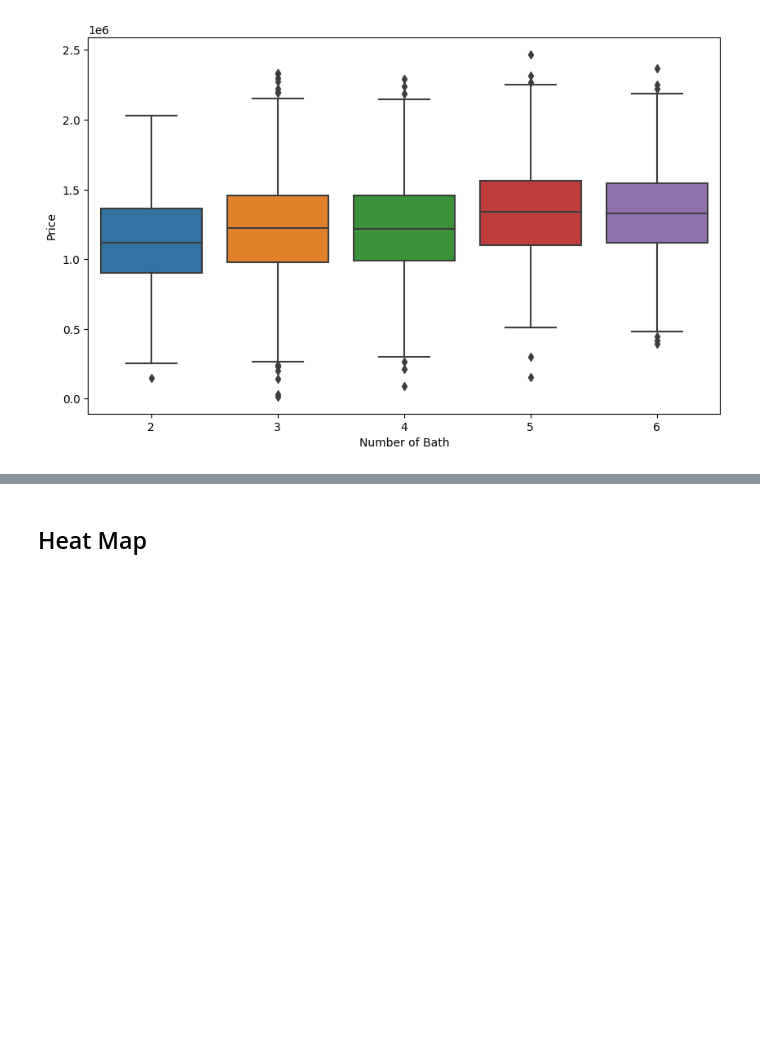
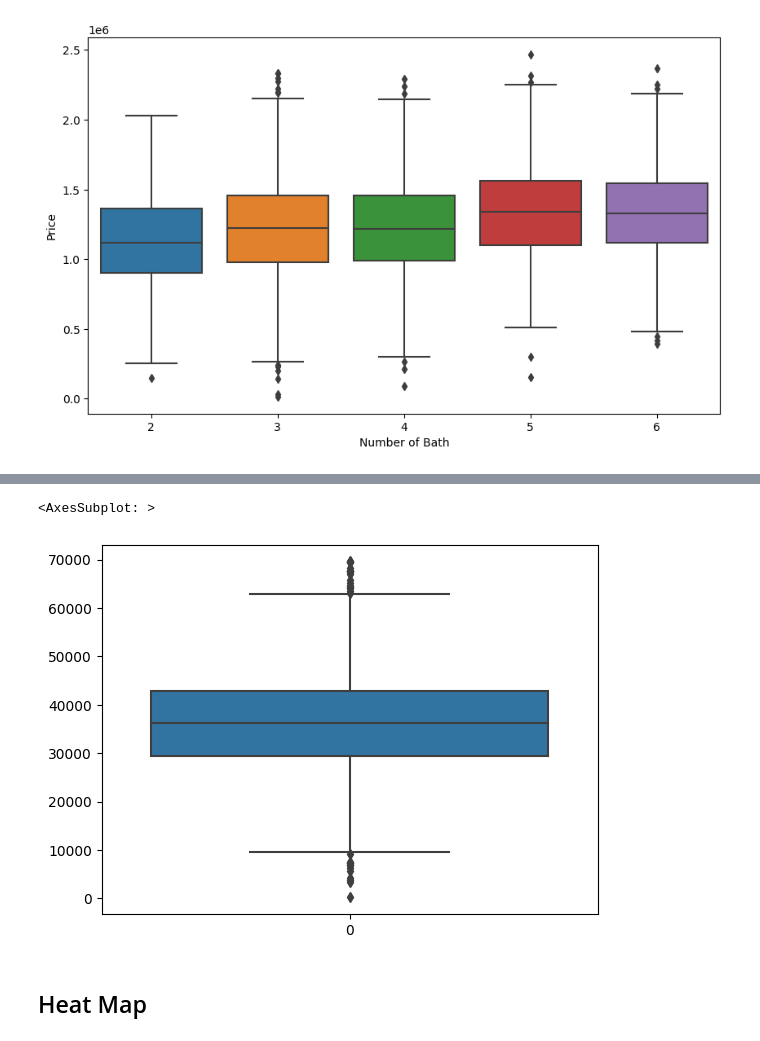
Before and after one commit to danishmeh/AI-Course-with-Irfan-Malik, a Jupyter notebook: Assigements/Assignment-08/linear-reg.ipynb, the cells around one changed output, grey strips where cells are left out. Cells and saved outputs as stored; diff of their text form; code cells hidden in the pictures; blank space fills up the shorter version.

```diff
--- a/Assigements/Assignment-08/linear-reg.ipynb
+++ b/Assigements/Assignment-08/linear-reg.ipynb
@@ -227,3 +242,8 @@ plt.show()
+# %%
+sns.boxplot(df['Population'])
+# %% [output]
+<AxesSubplot: >
+[figure, added]
 # %% [markdown]
 ## Heat Map
 # %% [markdown]
```
Also changed, not shown: parts of 6 cells of this notebook.
